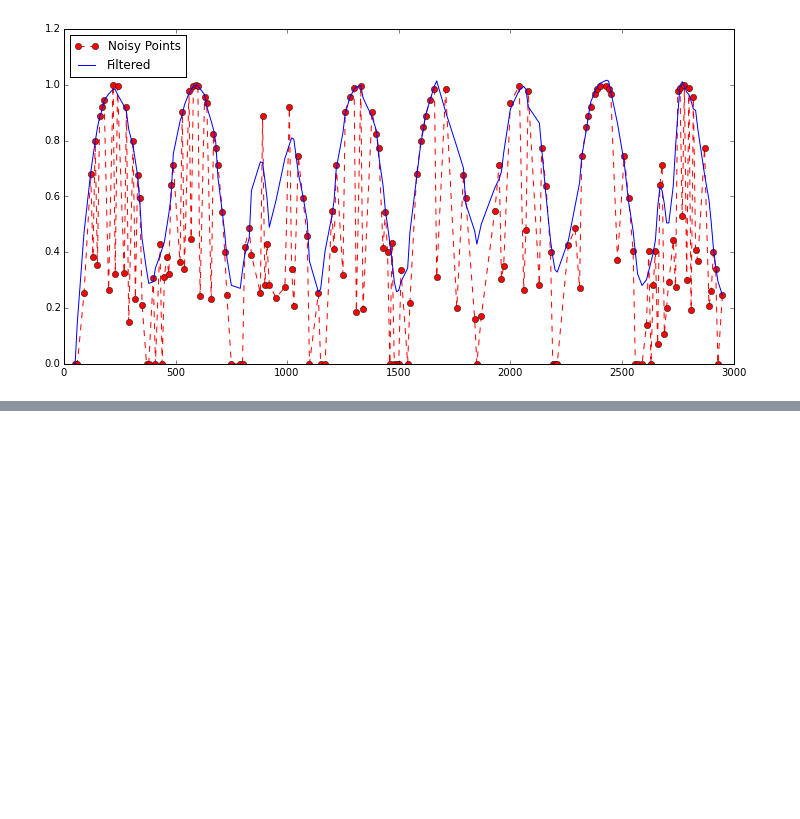
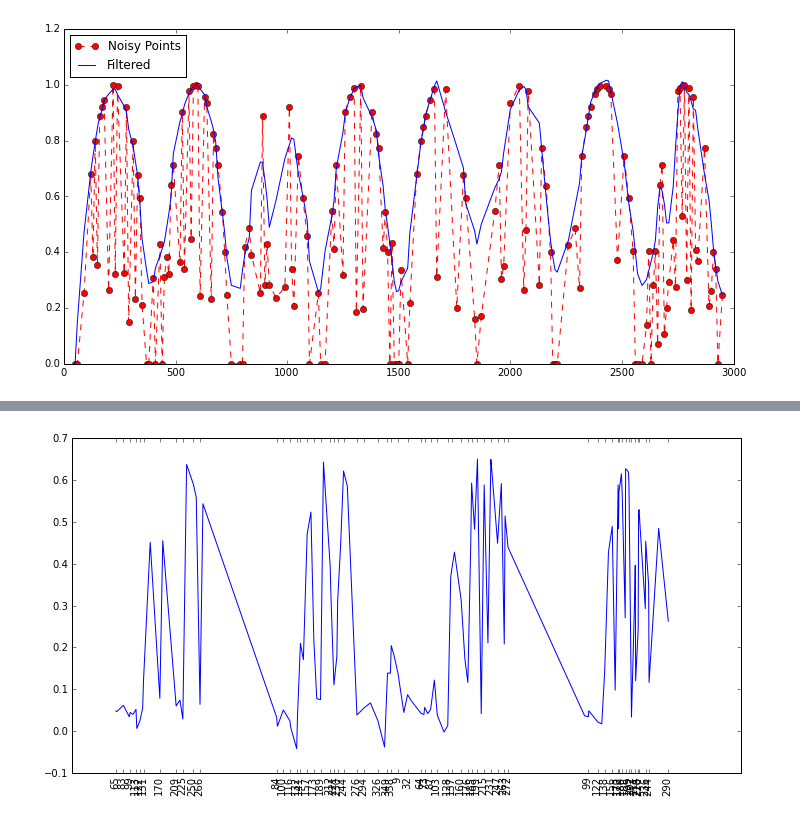
Before and after one commit to KolesovDmitry/remote_sensing, a Jupyter notebook: NDVI filtering by Savitzky-Golay.ipynb, the cells around one changed output, grey strips where cells are left out. Drawn from its saved outputs; the diff is of its cells as text; code cells hidden in the pictures; blank space fills up the shorter version.

```diff
--- a/NDVI filtering by Savitzky-Golay.ipynb
+++ b/NDVI filtering by Savitzky-Golay.ipynb
@@ -733,0 +744,15 @@ New Current_F is assigned to 19.829830249
+# %%
+frame = get_ndvi_frame('data/Landsat/point_1_band3.csv', 'data/Landsat/point_1_band4.csv')
+
+selection = frame.ix[(frame.Year==1985) | (frame.Year==1986)| (frame.Year==1987) | (frame.Year==1988)].copy()
+
+# Подготовим метки для показа на графике
+size = len(selection)
+indexes = range(0, size, 2)
+
+fig = plt.figure(figsize=(12,6), dpi=100)
+plt.plot(selection.DayNum, selection.NDVI)
+plt.xticks(selection.DayNum[indexes], selection.Day[indexes], rotation='vertical')
+plt.show()
+# %% [output]
+[figure, added]
```
Also changed, not shown: parts of 11 cells of this notebook.
